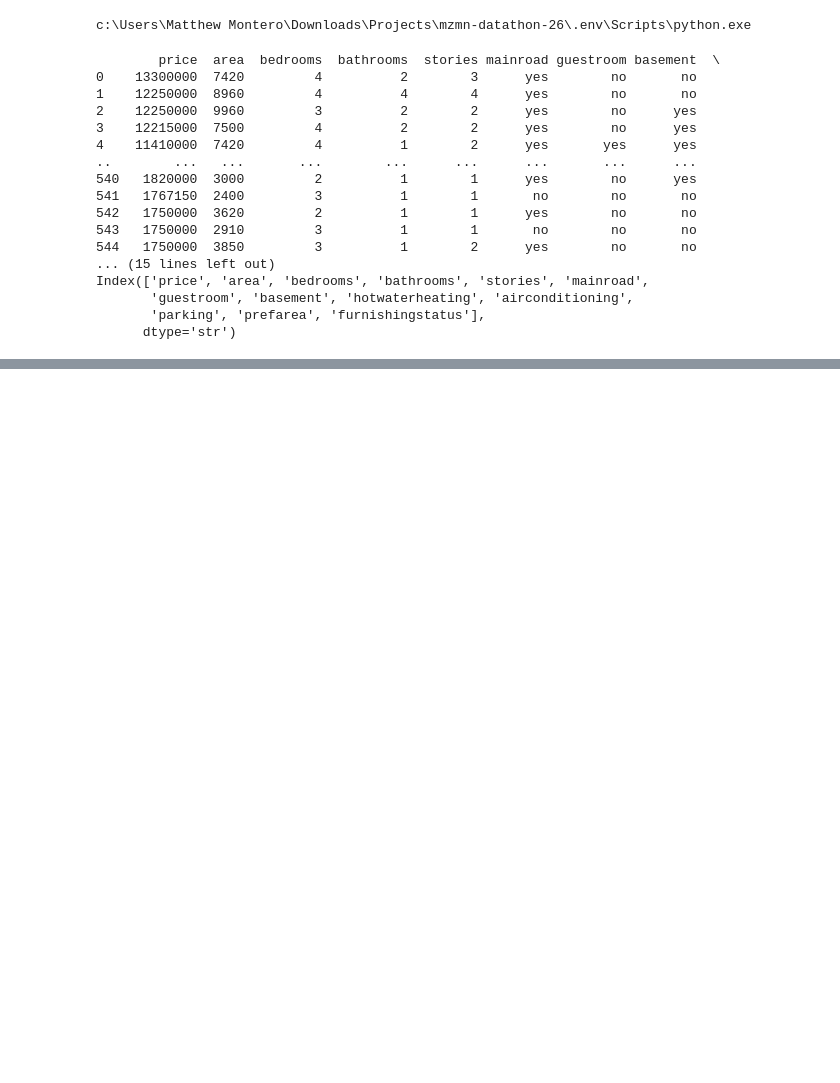
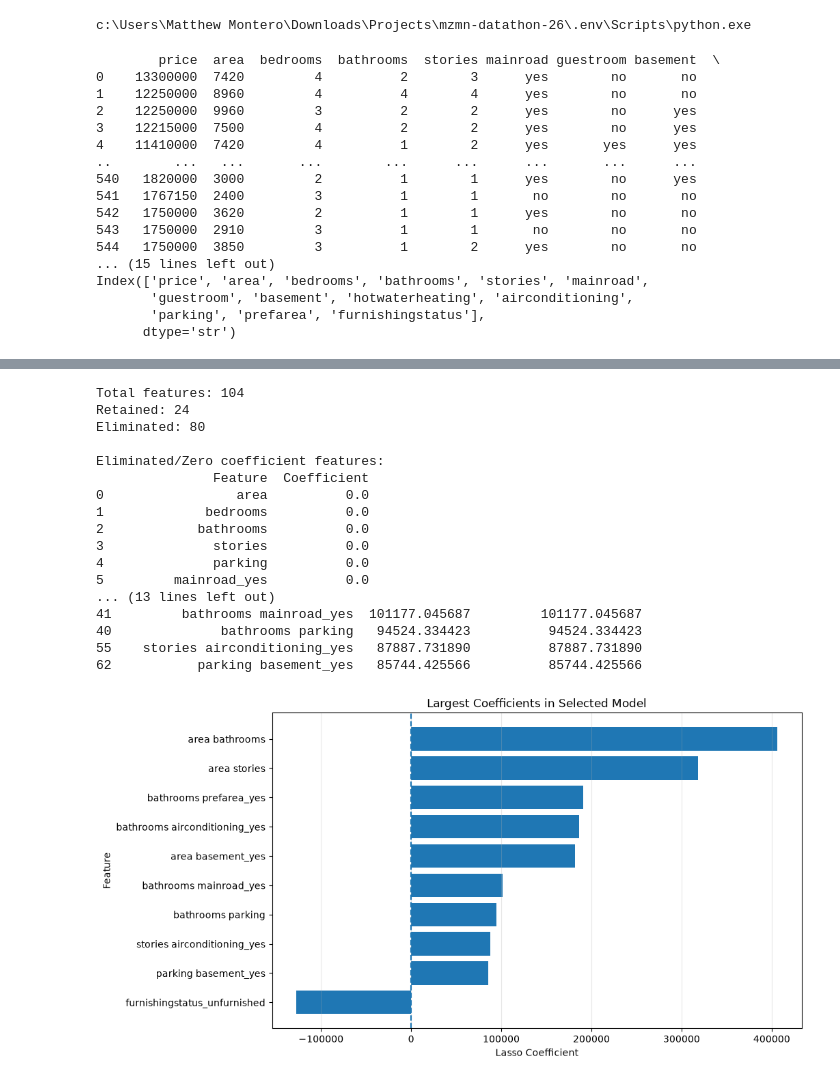
Before and after one commit to montmatt/mzmn-datathon-26, a Jupyter notebook: code.ipynb, the cells around one changed output, grey strips where cells are left out. Cells and saved outputs as stored; diff of their text form; code cells hidden in the pictures; blank space fills up the shorter version.

```diff
--- a/code.ipynb
+++ b/code.ipynb
@@ -132,0 +319,59 @@ from sklearn.linear_model import Ridge, Lasso
+# %%
+# Feature Extraction
+
+feature_names = best_lasso_poly.named_steps["poly"].get_feature_names_out(X_train.columns)
+coefficients = best_lasso_poly.named_steps["model"].coef_
+
+feature_coefficients = pd.DataFrame({
+    "Feature": feature_names,
+    "Coefficient": coefficients
+})
+
+eliminated_features = feature_coefficients[feature_coefficients["Coefficient"] == 0]
+feature_coefficients["Absolute Coefficient"] = (
+    feature_coefficients["Coefficient"].abs()
+)
+strongest_features = feature_coefficients.sort_values("Absolute Coefficient", ascending=False)
+retained_features = feature_coefficients[feature_coefficients["Coefficient"] != 0]
+
+print("Total features:", len(feature_coefficients))
+print("Retained:", len(retained_features))
+print("Eliminated:", len(eliminated_features))
+
+print("\nEliminated/Zero coefficient features:")
+print(eliminated_features.sort_values("Coefficient", ascending=True).head(10))
+print("\nMost influential features:")
+print(strongest_features.head(10))
+
+# Visualization Part 4 - Feature Importance Bar Chart
+top_features = strongest_features.head(10).sort_values("Coefficient")
+plt.figure(figsize=(10, 6))
+plt.barh(
+    top_features["Feature"],
+    top_features["Coefficient"]
+)
+plt.xlabel("Lasso Coefficient")
+plt.ylabel("Feature")
+plt.title("Largest Coefficients in Selected Model")
+plt.axvline(0, linestyle="--")
+plt.grid(axis="x", alpha=0.3)
+plt.show()
+# %% [output]
+Total features: 104
+Retained: 24
+Eliminated: 80
+
+Eliminated/Zero coefficient features:
+               Feature  Coefficient
+0                 area          0.0
+1             bedrooms          0.0
+2            bathrooms          0.0
+3              stories          0.0
+4              parking          0.0
+5         mainroad_yes          0.0
+... (13 lines left out)
+41         bathrooms mainroad_yes  101177.045687         101177.045687
+40              bathrooms parking   94524.334423          94524.334423
+55    stories airconditioning_yes   87887.731890          87887.731890
+62           parking basement_yes   85744.425566          85744.425566
+[figure, added]
```
Also changed, not shown: parts of 14 cells of this notebook.
